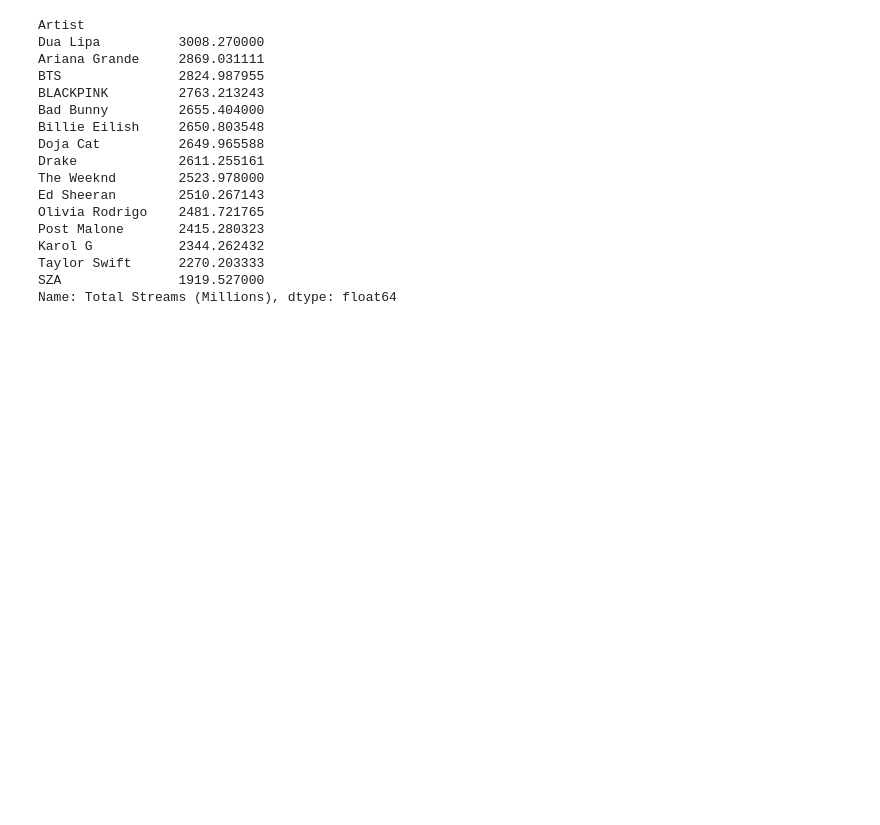
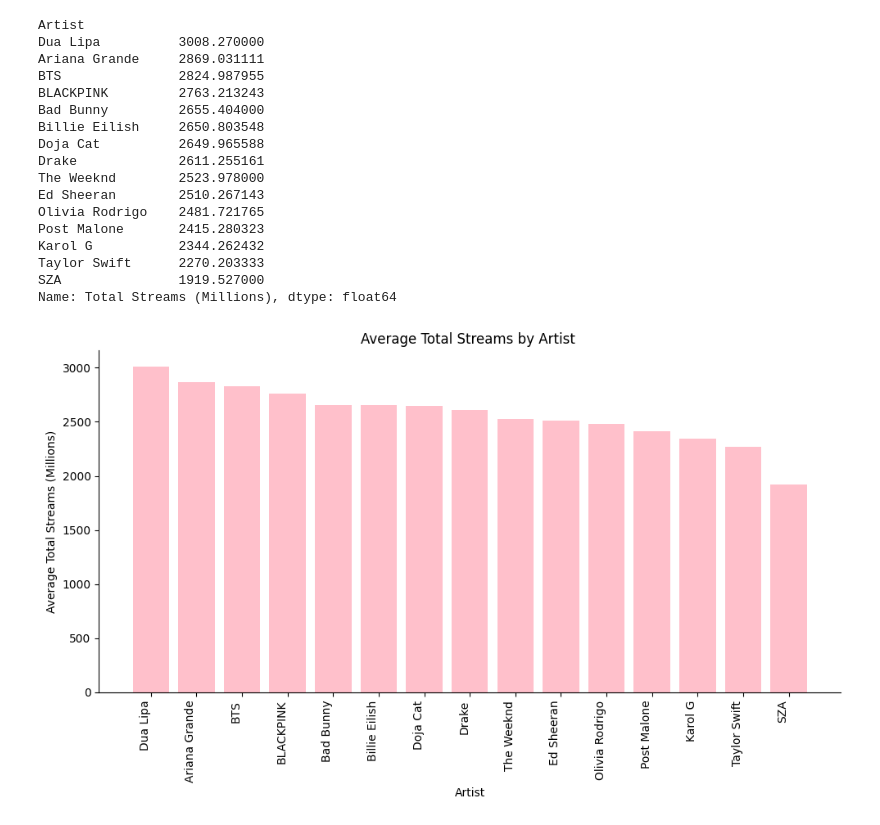
Before and after one commit to amydaniel24/learning_plots_amydaniel, a Jupyter notebook: notebooks/spotify_plots_walkthrough.ipynb, the cells around one changed output. Cells and saved outputs as stored; diff of their text form; code cells hidden in the pictures; blank space fills up the shorter version.

Commit message:
Bar plot average  total streams

```diff
--- a/notebooks/spotify_plots_walkthrough.ipynb
+++ b/notebooks/spotify_plots_walkthrough.ipynb
@@ -94,3 +94,19 @@ Karol G           2344.262432
 Taylor Swift      2270.203333
 SZA               1919.527000
 Name: Total Streams (Millions), dtype: float64
+# %%
+plt.figure(figsize=(10,6))
+plt.bar(average_artist_streams.index, average_artist_streams.values, color = 'pink', width =0.8)
+ax = plt.gca()
+ax.spines['top'].set_visible(False)
+ax.spines['right'].set_visible(False)
+
+plt.xlabel('Artist')
+plt.ylabel('Average Total Streams (Millions)')
+plt.title('Average Total Streams by Artist ')
+plt.xticks(rotation=90, ha='right' )
+
+plt.tight_layout()
+plt.show()
+# %% [output]
+[figure, added]
```
